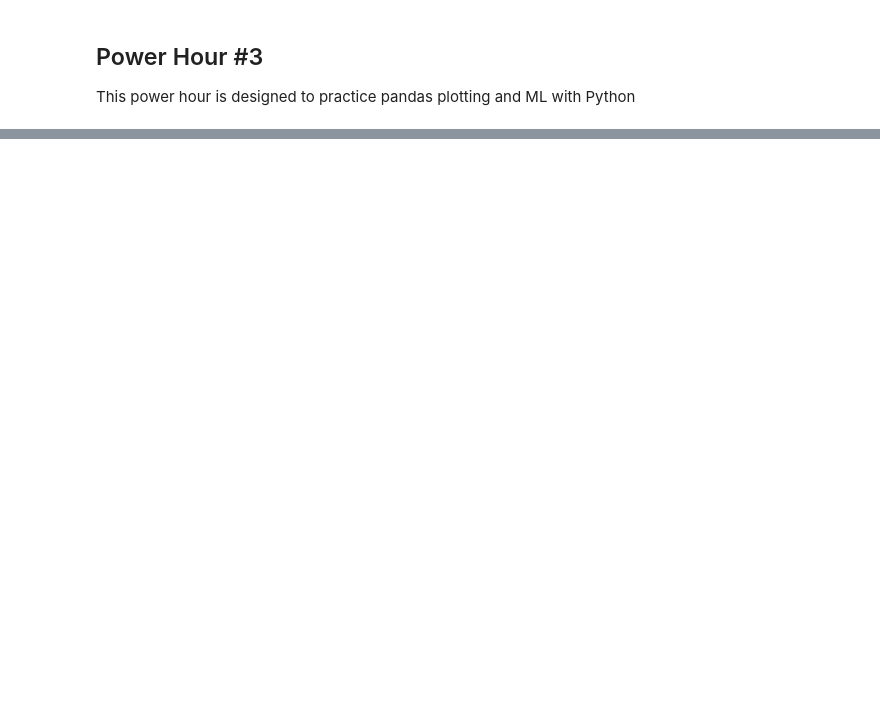
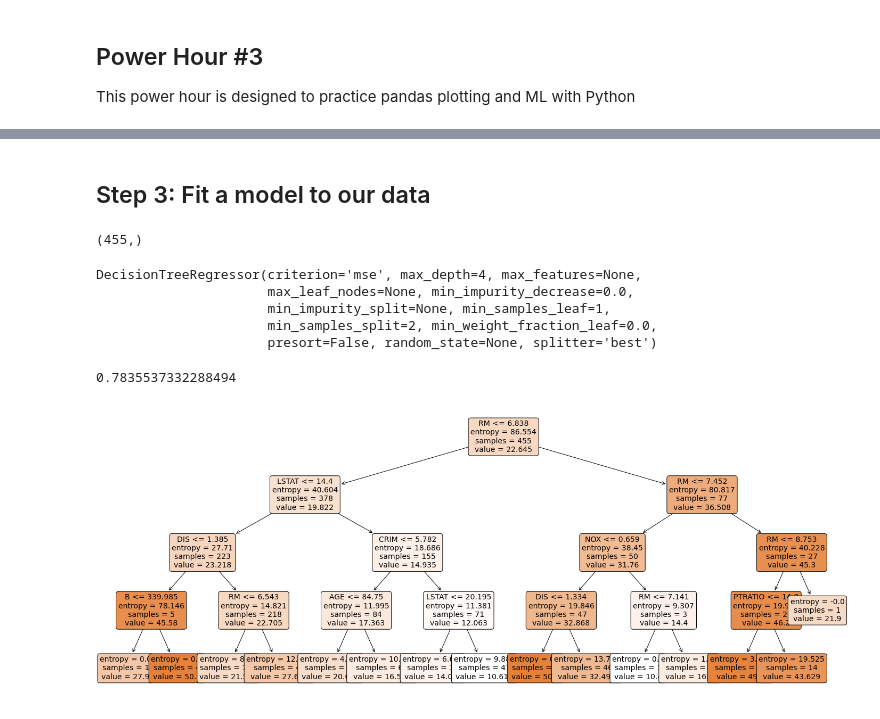
Before and after one commit to peterling7710/BCHPowerHours, a Jupyter notebook: August14/Power Hour 3.ipynb, the cells around one changed output, grey strips where cells are left out. Drawn from its saved outputs; the diff is of its cells as text; code cells hidden in the pictures; blank space fills up the shorter version.

```diff
--- a/August14/Power Hour 3.ipynb
+++ b/August14/Power Hour 3.ipynb
@@ -157,0 +40,5 @@ np.c_[xx.ravel(), yy.ravel()].shape
+# %%
+#Extract the information we need
+col_names = dataset.feature_names
+X = dataset.data
+Y = dataset.target
@@ -157,0 +102,43 @@ np.c_[xx.ravel(), yy.ravel()].shape
+# %% [markdown]
+## Step 3: Fit a model to our data
+# %%
+#Prep the data for fitting
+from sklearn.model_selection import train_test_split
+
+X_train, X_test, Y_train, Y_test = train_test_split(X, Y, test_size=0.1, random_state=7)
+# %%
+Y_train.shape
+# %% [output]
+(455,)
+# %%
+#Import and create an instance of our model
+from sklearn.tree import DecisionTreeRegressor
+price_tree = DecisionTreeRegressor(max_depth=4)
+# %%
+#Fit the model to the data
+price_tree.fit(X_train, Y_train)
+# %% [output]
+DecisionTreeRegressor(criterion='mse', max_depth=4, max_features=None,
+                      max_leaf_nodes=None, min_impurity_decrease=0.0,
+                      min_impurity_split=None, min_samples_leaf=1,
+                      min_samples_split=2, min_weight_fraction_leaf=0.0,
+                      presort=False, random_state=None, splitter='best')
+# %%
+#Score your model performance on the test set
+print(price_tree.score(X_test, Y_test))
+# %% [output]
+0.7835537332288494
+# %%
+from sklearn.tree import plot_tree
+
+#Visualize our tree
+#Value is the number of samples per split
+#The left branch is True and the right branch is False
+plt.figure(figsize=(25,10))
+a = plot_tree(price_tree,
+              feature_names=col_names,
+              filled=True,
+              rounded=True,
+              fontsize=14)
+# %% [output]
+[figure, added]
```
Also changed, not shown: parts of 35 cells of this notebook, 2 other files.
